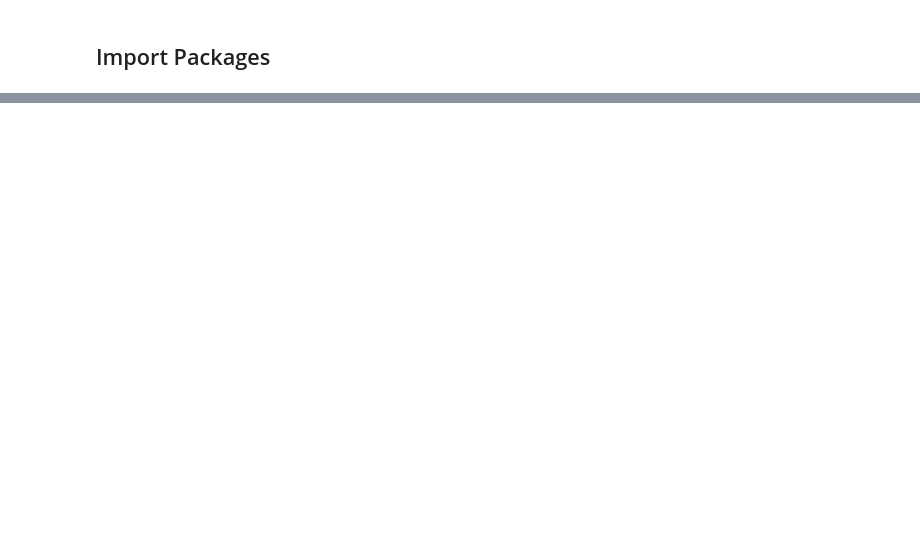
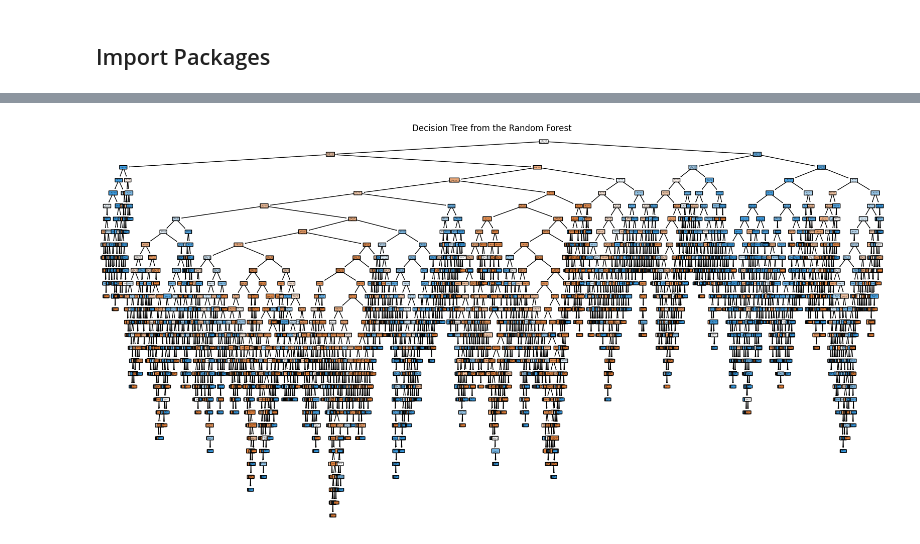
Before and after one commit to jl-sit-cs/CSC3105-DataAnalytics, a Jupyter notebook: Project/code/DataVisualization.ipynb, the cells around one changed output, grey strips where cells are left out. Drawn from its saved outputs; the diff is of its cells as text; code cells hidden in the pictures; blank space fills up the shorter version.

```diff
--- a/Project/code/DataVisualization.ipynb
+++ b/Project/code/DataVisualization.ipynb
@@ -28,0 +47,15 @@ import numpy as np
+# %%
+file_directory = "./Cleaned_Data"
+
+df = pd.read_csv(os.path.join(file_directory,"Cleaned_Data.csv"))
+
+df = df.drop(columns = ['Unnamed: 0'])
+
+df.head()
+
+original_df = df
+
+X = original_df.drop(['NLOS', 'location'], axis=1)
+y = original_df['NLOS']
+
+X_train, X_test, y_train, y_test = train_test_split(X, y, test_size=0.35, random_state=42)
@@ -28,0 +74,15 @@ import numpy as np
+# %%
+rfc = RandomForestClassifier(n_estimators=100, random_state=42)
+rfc = rfc.fit(X_train,y_train)
+
+tree = rfc.estimators_[0]
+plt.figure(figsize=(20, 10))
+plot_tree(tree,
+          feature_names=X_train.columns,
+          class_names=y_train.unique().astype(str),
+          filled=True,
+          rounded=True)
+plt.title("Decision Tree from the Random Forest")
+plt.show()
+# %% [output]
+[figure, added]
```
Also changed, not shown: parts of 11 cells of this notebook, 1 other file.
